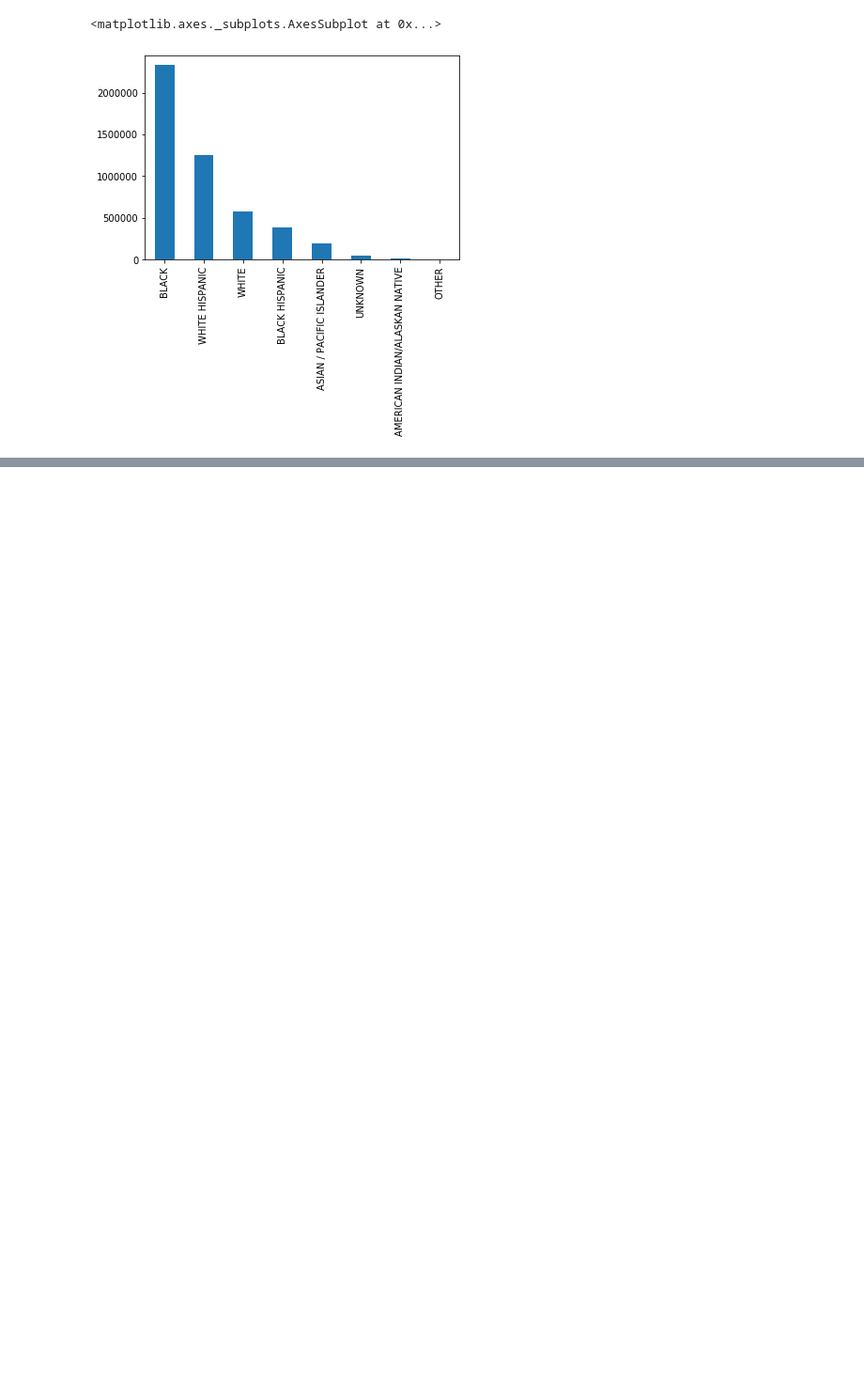
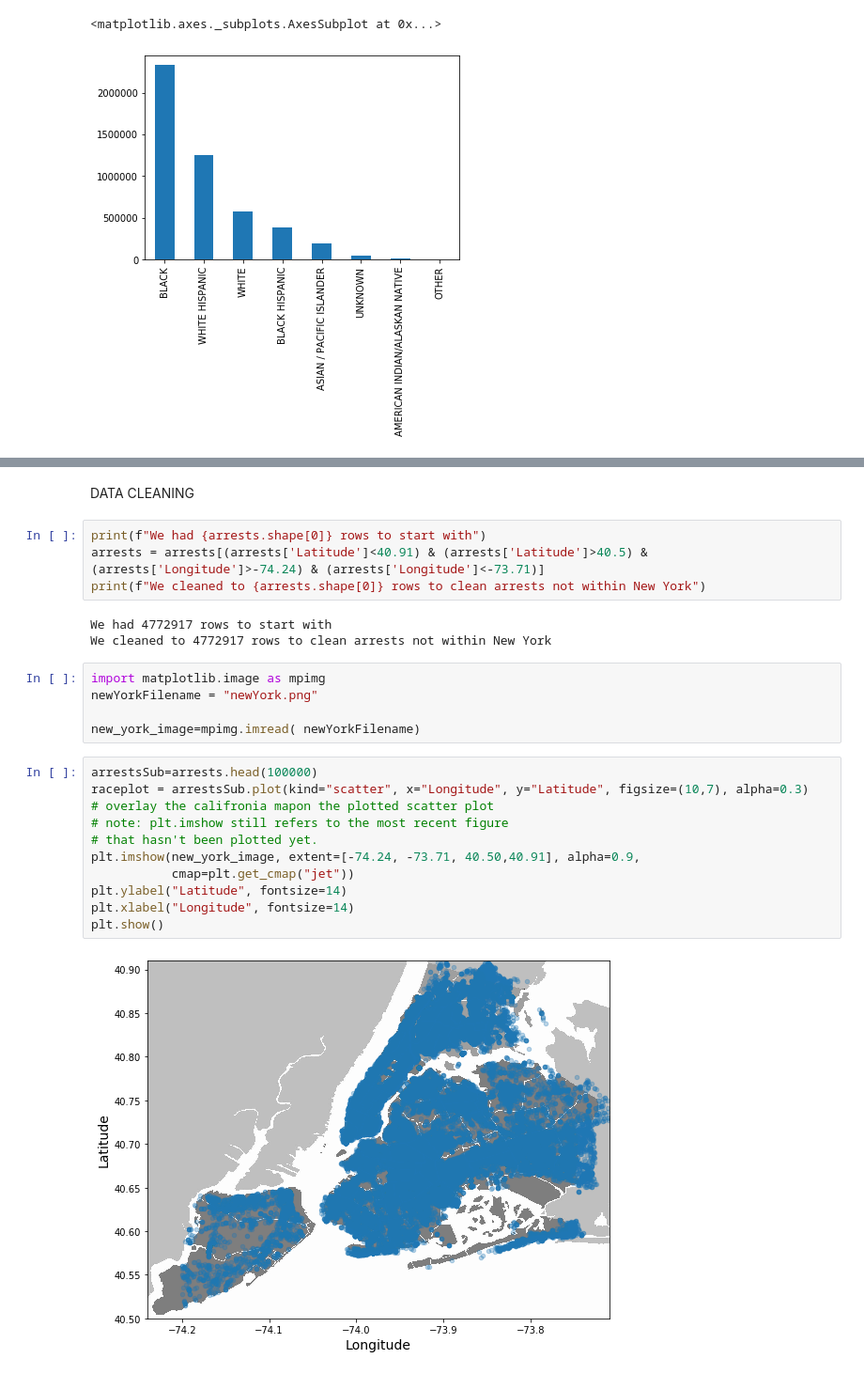
Before and after one commit to danieladea/nypd_analytics, a Jupyter notebook: NYPD.ipynb, the cells around one changed output, grey strips where cells are left out. Shown at 94% size. Drawn from its saved outputs; the diff is of its cells as text; blank space fills up the shorter version.

```diff
--- a/NYPD.ipynb
+++ b/NYPD.ipynb
@@ -40,0 +77,27 @@ arrests["PERP_RACE"].value_counts().plot(kind='bar')
+# %% [markdown]
+DATA CLEANING
+# %%
+print(f"We had {arrests.shape[0]} rows to start with")
+arrests = arrests[(arrests['Latitude']<40.91) & (arrests['Latitude']>40.5) & (arrests['Longitude']>-74.24) & (arrests['Longitude']<-73.71)]
+print(f"We cleaned to {arrests.shape[0]} rows to clean arrests not within New York")
+# %% [output]
+We had 4772917 rows to start with
+We cleaned to 4772917 rows to clean arrests not within New York
+# %%
+import matplotlib.image as mpimg
+newYorkFilename = "newYork.png"
+
+new_york_image=mpimg.imread( newYorkFilename)
+# %%
+arrestsSub=arrests.head(100000)
+raceplot = arrestsSub.plot(kind="scatter", x="Longitude", y="Latitude", figsize=(10,7), alpha=0.3)
+# overlay the califronia mapon the plotted scatter plot
+# note: plt.imshow still refers to the most recent figure
+# that hasn't been plotted yet.
+plt.imshow(new_york_image, extent=[-74.24, -73.71, 40.50,40.91], alpha=0.9,
+           cmap=plt.get_cmap("jet"))
+plt.ylabel("Latitude", fontsize=14)
+plt.xlabel("Longitude", fontsize=14)
+plt.show()
+# %% [output]
+[figure, added]
```
Also changed, not shown: parts of 4 cells of this notebook, 2 other files.
